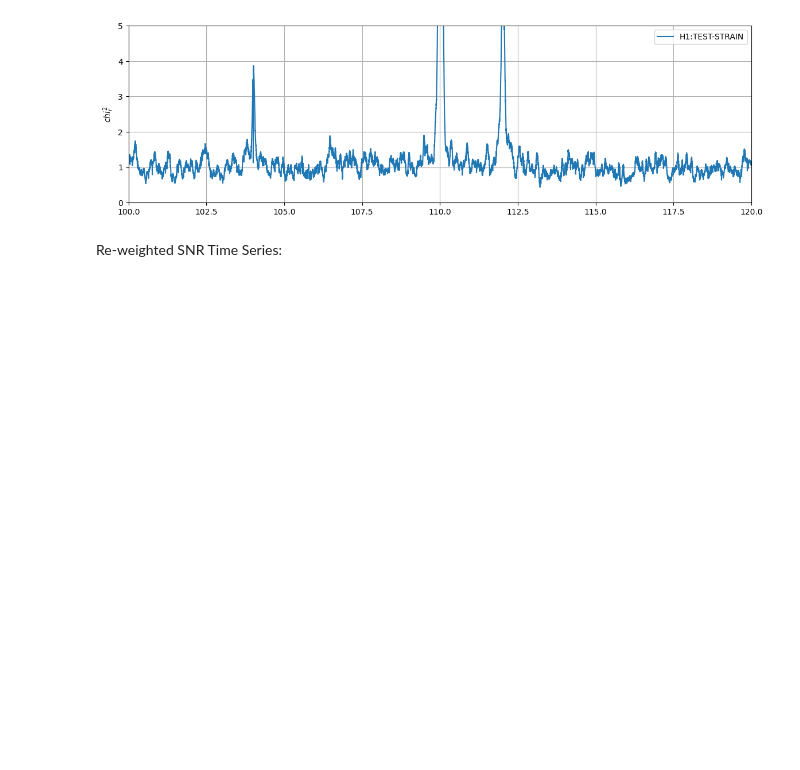
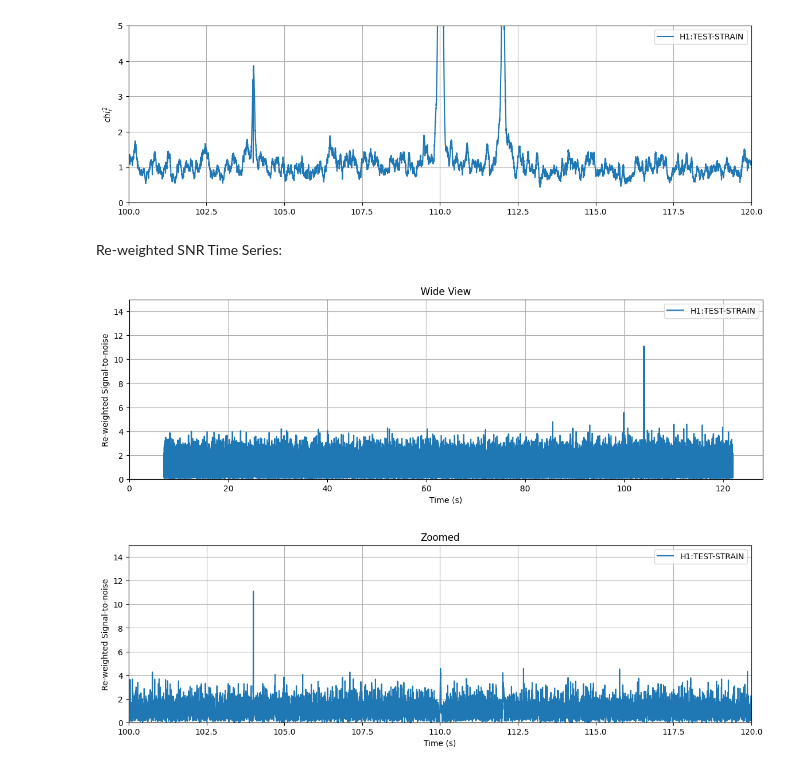
Before and after one commit to norrismeg/odw, a Jupyter notebook: Tutorials/Day_2/Tuto_2.3_Signal_consistency_and_significance.ipynb, the cells around one changed output. Cells and saved outputs as stored; diff of their text form; code cells hidden in the pictures; blank space fills up the shorter version.

```diff
--- a/Tutorials/Day_2/Tuto_2.3_Signal_consistency_and_significance.ipynb
+++ b/Tutorials/Day_2/Tuto_2.3_Signal_consistency_and_significance.ipynb
@@ -473,3 +473,34 @@ plt.show()
 [figure]
 # %% [markdown]
 Re-weighted SNR Time Series:
+# %%
+# The rho-hat term above is named "newsnr" here
+nsnr1 = newsnr(abs(snr1), chisq1)
+
+# Show a couple sizes
+plt.figure(figsize=[14, 4])
+plt.plot(snr1.sample_times, nsnr1, label=channel_name)
+
+plt.legend()
+plt.title('Wide View')
+plt.grid()
+plt.xlim(0, 128)
+plt.ylim(0, 15)
+plt.xlabel('Time (s)')
+plt.ylabel('Re-weighted Signal-to-noise')
+plt.show()
+
+plt.figure(figsize=[14, 4])
+plt.plot(snr1.sample_times, nsnr1, label=channel_name)
+
+plt.legend()
+plt.title('Zoomed')
+plt.grid()
+plt.xlim(100, 120)
+plt.ylim(0, 15)
+plt.xlabel('Time (s)')
+plt.ylabel('Re-weighted Signal-to-noise')
+plt.show()
+# %% [output]
+[figure, added]
+[figure, added]
```
Also changed, not shown: parts of 2 cells of this notebook.
